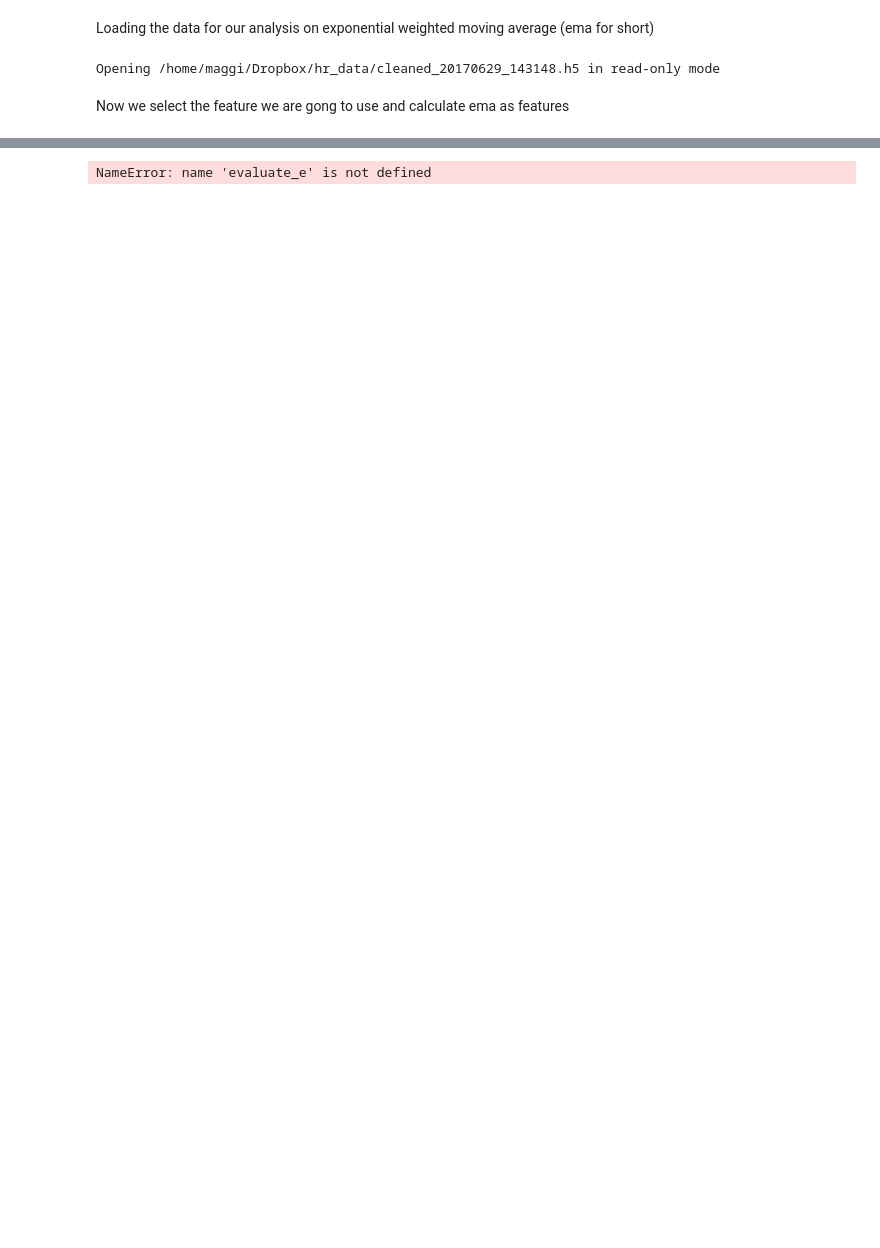
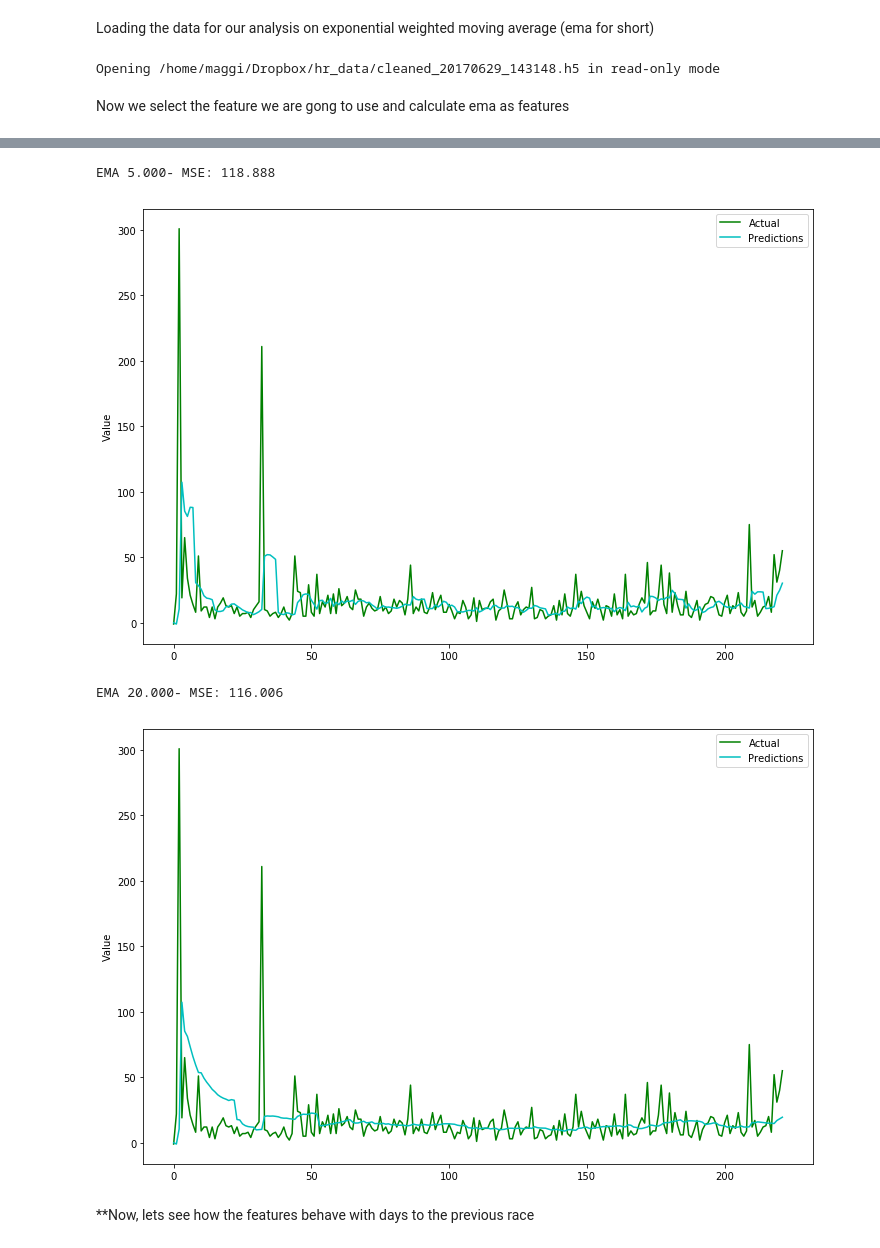
Before and after one commit to chechir/anomaly, a Jupyter notebook: ntbk/EMA Analysis .ipynb, the cells around one changed output, grey strips where cells are left out. Drawn from its saved outputs; the diff is of its cells as text; code cells hidden in the pictures; blank space fills up the shorter version.

```diff
--- a/ntbk/EMA Analysis .ipynb
+++ b/ntbk/EMA Analysis .ipynb
@@ -46,17 +55,22 @@ EMA 0.900- MSE: 3.971
 # %%
 def evaluate_rolling_mean(df, window):
-    feature = ts.grouped_lagged_rolling_mean(df[target].values, alpha, df['horse_name'].values)
-    tr, feature_val = ts.split_data(pd.DataFrame(feature), date=df.index)
-    error = ts.mape(val[target].values, feature_val.values)
-    print('EMA %.3f' % alpha + '- MSE: %.3f' % error)
+    feature = ts.grouped_lagged_rolling_mean(df[target].values, window, df['horse_name'].values)
+    feature_val = feature[val_ixs]
+    error = np.sqrt(mean_squared_error(val[target].values, feature_val))
+    print('EMA %.3f' % window + '- MSE: %.3f' % error)
     return feature_val
 
-feature_val = evaluate_e(df, 0.4)
+feature_val = evaluate_rolling_mean(df, 5)
 horse_ix = val['horse_name'].values == 'dvinsky'
-ts.get_actual_vs_prediction_plot(val[target].values[horse_ix], feature_val.values[horse_ix])
+ts.get_actual_vs_prediction_plot(val[target].values[horse_ix], feature_val[horse_ix])
 
-feature_val = evaluate_ema(df, 0.9)
+feature_val = evaluate_rolling_mean(df, 20)
 horse_ix = val['horse_name'].values == 'dvinsky'
-ts.get_actual_vs_prediction_plot(val[target].values[horse_ix], feature_val.values[horse_ix])
+ts.get_actual_vs_prediction_plot(val[target].values[horse_ix], feature_val[horse_ix])
 # %% [output]
-NameError: name 'evaluate_e' is not defined
+EMA 5.000- MSE: 118.888
+[figure, added]
+EMA 20.000- MSE: 116.006
+[figure, added]
+# %% [markdown]
+**Now, lets see how the features behave with days to the previous race
```
Also changed, not shown: parts of 6 cells of this notebook, 2 other files.
